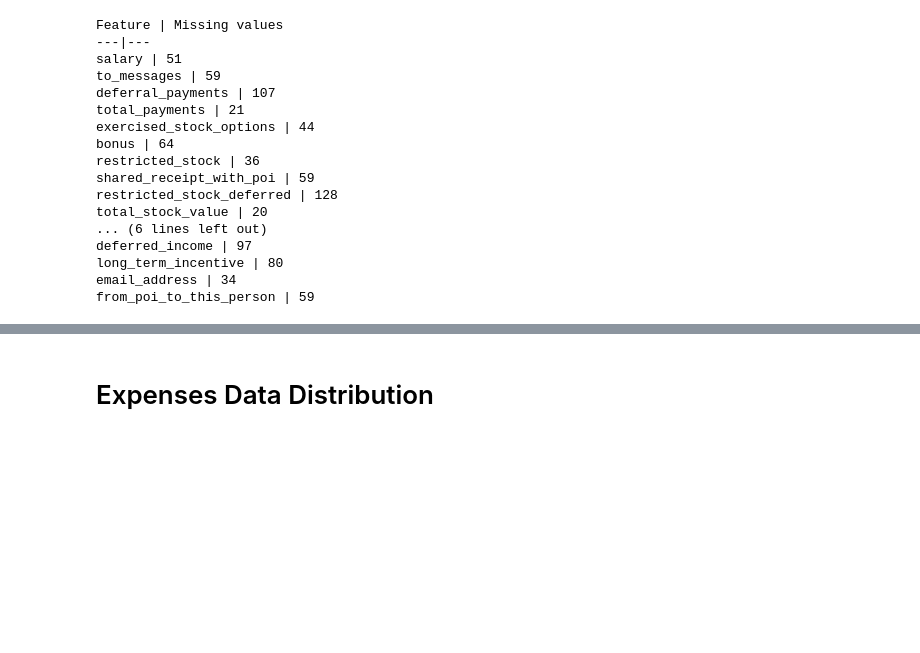
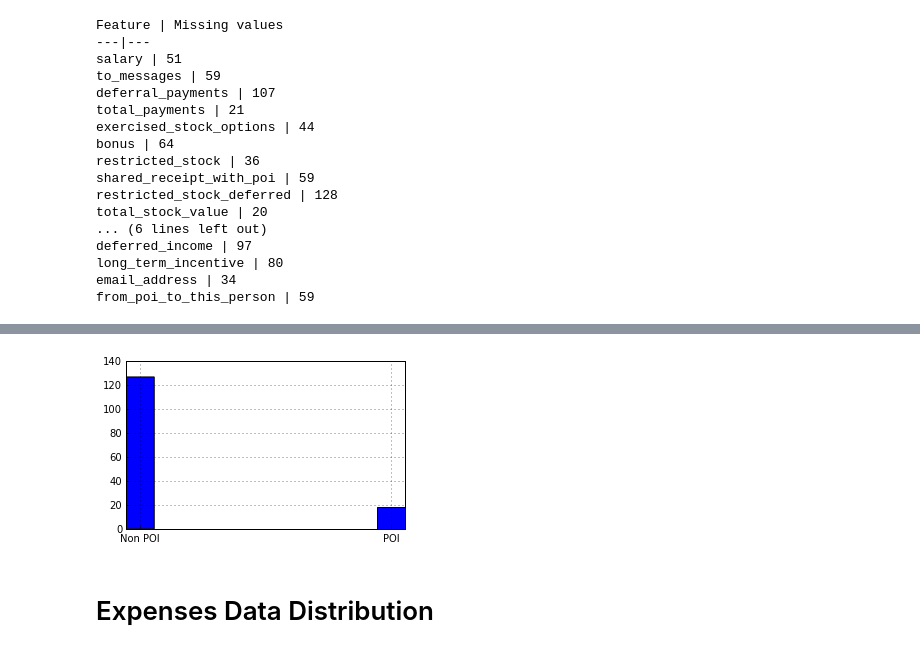
Before and after one commit to luiscruz/udacity_data_analyst, a Jupyter notebook: P05/src/Data exploration.ipynb, the cells around one changed output, grey strips where cells are left out. Saved outputs shown, nothing was run; the diff lists cells and outputs as text; code cells hidden in the pictures; blank space fills up the shorter version.

```diff
--- a/P05/src/Data exploration.ipynb
+++ b/P05/src/Data exploration.ipynb
@@ -147,3 +145,10 @@ from_poi_to_this_person | 59
+# %%
+df['poi'].hist( figsize=(5,3))
+plt.xticks(np.array([0.05,0.95]), ['Non POI', 'POI'], rotation='horizontal')
+
+plt.tick_params(bottom='on',top='off', right='off', left='on')
+# %% [output]
+[figure, added]
 # %%
 df['expenses'] = df['expenses'].astype('float')
 df['salary'] = df['salary'].astype('float')
```
Also changed, not shown: parts of 2 cells of this notebook, 2 other files.
